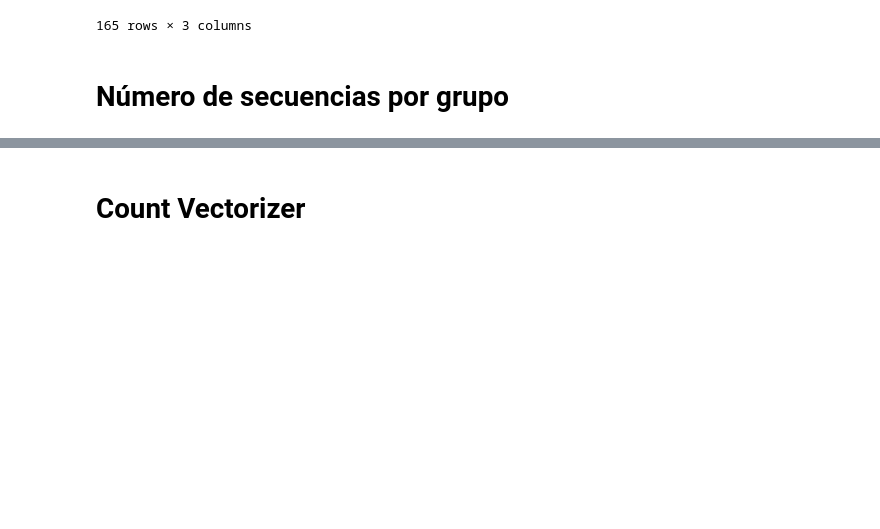
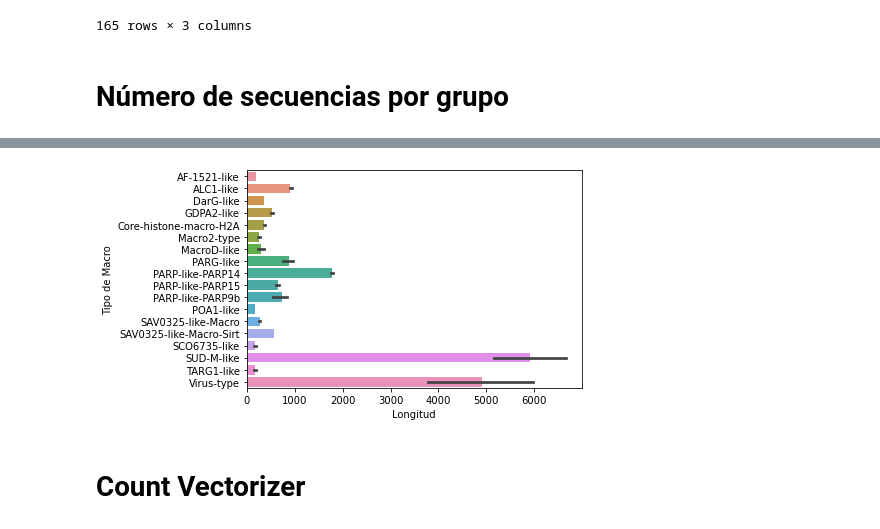
Before and after one commit to javiabellan/aisaturdays-proteins, a Jupyter notebook: Javi/1.1 Traditional - Term Frecuency.ipynb, the cells around one changed output, grey strips where cells are left out. Cells and saved outputs as stored; diff of their text form; code cells hidden in the pictures; blank space fills up the shorter version.

```diff
--- a/Javi/1.1 Traditional - Term Frecuency.ipynb
+++ b/Javi/1.1 Traditional - Term Frecuency.ipynb
@@ -52,3 +46,7 @@ alt.Chart(df).mark_bar().encode(
+# %%
+sb.barplot(y="Tipo de Macro", x="Longitud", data=df);
+# %% [output]
+[figure, added]
 # %% [markdown]
 # Count Vectorizer
 # %%
```
Also changed, not shown: parts of 2 cells of this notebook, 1 other file.
